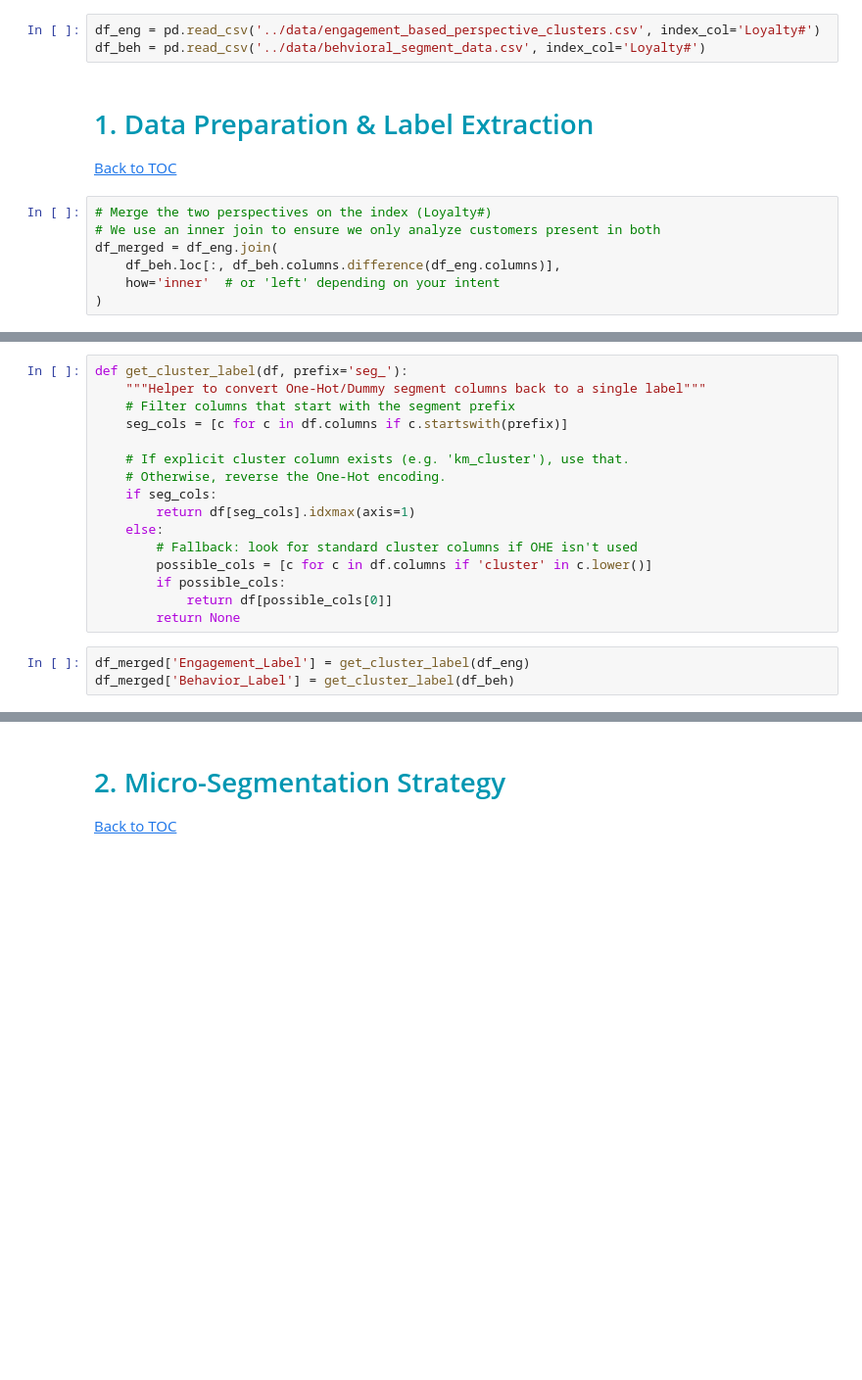
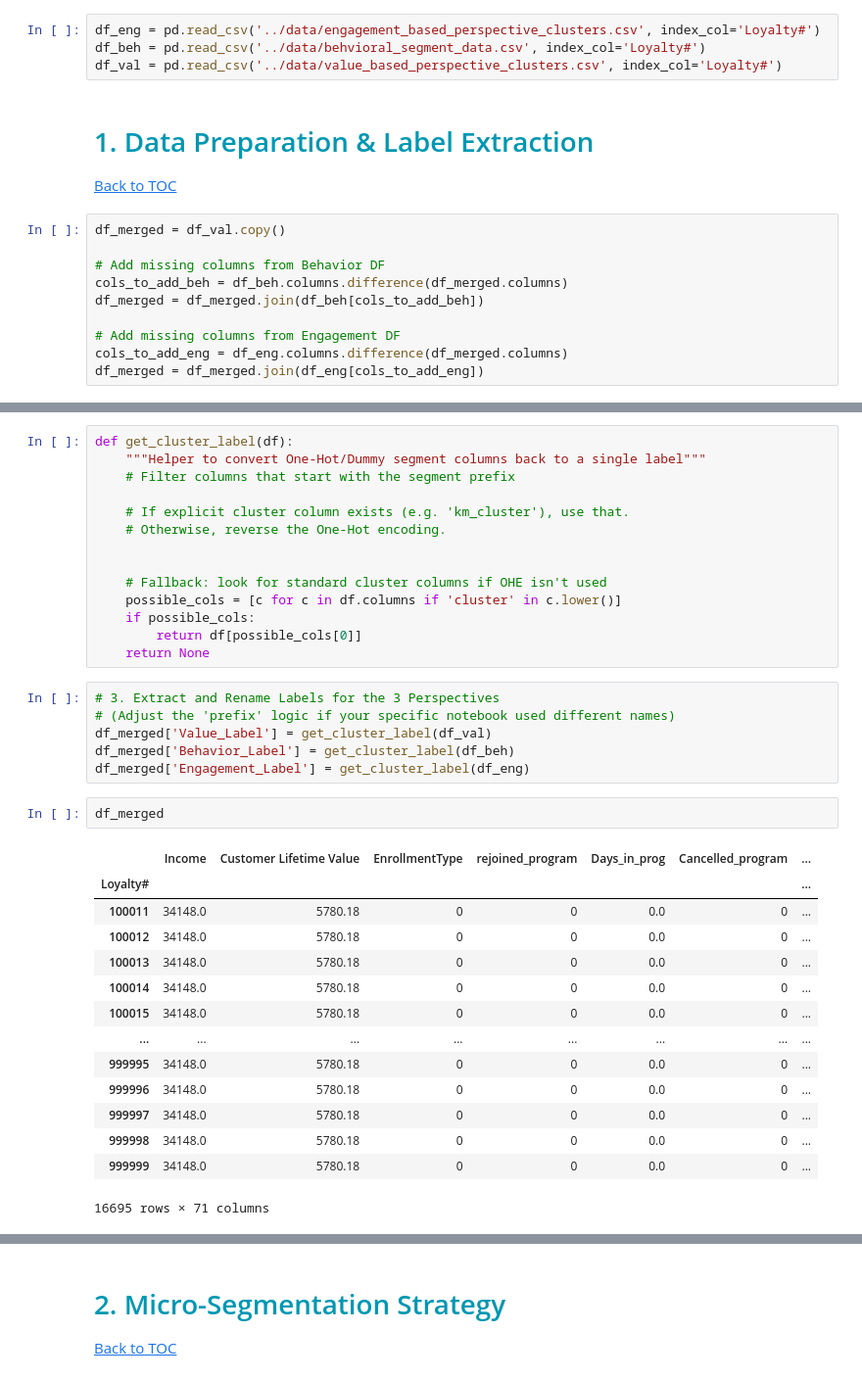
Before and after one commit to andrerangelferreira/DataMiningProject_AIAI_Group51, a Jupyter notebook: notebooks/Cluster_Merged.ipynb, the cells around one changed output, grey strips where cells are left out. Shown at 98% size. Drawn from its saved outputs; the diff is of its cells as text; blank space fills up the shorter version.

```diff
--- a/notebooks/Cluster_Merged.ipynb
+++ b/notebooks/Cluster_Merged.ipynb
@@ -16,15 +16,19 @@ from scipy.cluster.hierarchy import dendrogram, linkage
 # %%
 df_eng = pd.read_csv('../data/engagement_based_perspective_clusters.csv', index_col='Loyalty#')
 df_beh = pd.read_csv('../data/behvioral_segment_data.csv', index_col='Loyalty#')
+df_val = pd.read_csv('../data/value_based_perspective_clusters.csv', index_col='Loyalty#')
 # %% [markdown]
 # <span style="color:#0097b2">1. Data Preparation & Label Extraction</span>
 [Back to TOC](#toc)
 # %%
-# Merge the two perspectives on the index (Loyalty#)
-# We use an inner join to ensure we only analyze customers present in both
-df_merged = df_eng.join(
-    df_beh.loc[:, df_beh.columns.difference(df_eng.columns)],
-    how='inner'  # or 'left' depending on your intent
-)
+df_merged = df_val.copy()
+
+# Add missing columns from Behavior DF
+cols_to_add_beh = df_beh.columns.difference(df_merged.columns)
+df_merged = df_merged.join(df_beh[cols_to_add_beh])
+
+# Add missing columns from Engagement DF
+cols_to_add_eng = df_eng.columns.difference(df_merged.columns)
+df_merged = df_merged.join(df_eng[cols_to_add_eng])
 # %%
 df_merged
@@ -31,19 +50,37 @@ df_merged
 # %%
-def get_cluster_label(df, prefix='seg_'):
+def get_cluster_label(df):
     """Helper to convert One-Hot/Dummy segment columns back to a single label"""
     # Filter columns that start with the segment prefix
-    seg_cols = [c for c in df.columns if c.startswith(prefix)]
 
     # If explicit cluster column exists (e.g. 'km_cluster'), use that.
     # Otherwise, reverse the One-Hot encoding.
-    if seg_cols:
-        return df[seg_cols].idxmax(axis=1)
-    else:
-        # Fallback: look for standard cluster columns if OHE isn't used
-        possible_cols = [c for c in df.columns if 'cluster' in c.lower()]
-        if possible_cols:
-            return df[possible_cols[0]]
-        return None
+
+
+    # Fallback: look for standard cluster columns if OHE isn't used
+    possible_cols = [c for c in df.columns if 'cluster' in c.lower()]
+    if possible_cols:
+        return df[possible_cols[0]]
+    return None
-# %%
-df_merged['Engagement_Label'] = get_cluster_label(df_eng)
-df_merged['Behavior_Label'] = get_cluster_label(df_beh)
+# %%
+# 3. Extract and Rename Labels for the 3 Perspectives
+# (Adjust the 'prefix' logic if your specific notebook used different names)
+df_merged['Value_Label'] = get_cluster_label(df_val)
+df_merged['Behavior_Label'] = get_cluster_label(df_beh)
+df_merged['Engagement_Label'] = get_cluster_label(df_eng)
+# %%
+df_merged
+# %% [output]
+|  | Income | Customer Lifetime Value | EnrollmentType | rejoined_program | Days_in_prog | Cancelled_program | ... |
+| Loyalty# |  |  |  |  |  |  | ... |
+| 100011 | 34148.0 | 5780.18 | 0 | 0 | 0.0 | 0 | ... |
+| 100012 | 34148.0 | 5780.18 | 0 | 0 | 0.0 | 0 | ... |
+| 100013 | 34148.0 | 5780.18 | 0 | 0 | 0.0 | 0 | ... |
+| 100014 | 34148.0 | 5780.18 | 0 | 0 | 0.0 | 0 | ... |
+| 100015 | 34148.0 | 5780.18 | 0 | 0 | 0.0 | 0 | ... |
+| ... | ... | ... | ... | ... | ... | ... | ... |
+| 999995 | 34148.0 | 5780.18 | 0 | 0 | 0.0 | 0 | ... |
+| 999996 | 34148.0 | 5780.18 | 0 | 0 | 0.0 | 0 | ... |
+| 999997 | 34148.0 | 5780.18 | 0 | 0 | 0.0 | 0 | ... |
+| 999998 | 34148.0 | 5780.18 | 0 | 0 | 0.0 | 0 | ... |
+| 999999 | 34148.0 | 5780.18 | 0 | 0 | 0.0 | 0 | ... |
+16695 rows × 71 columns
```
Also changed, not shown: parts of 2 cells of this notebook, 1 other file.
